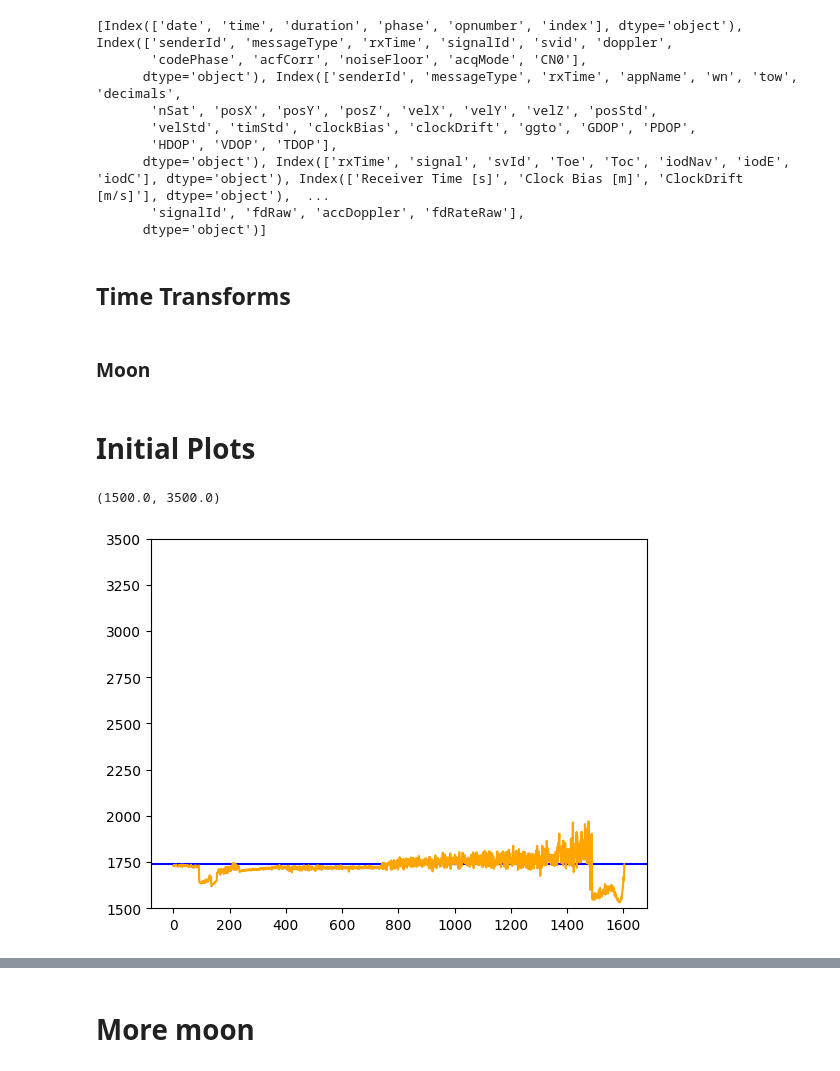
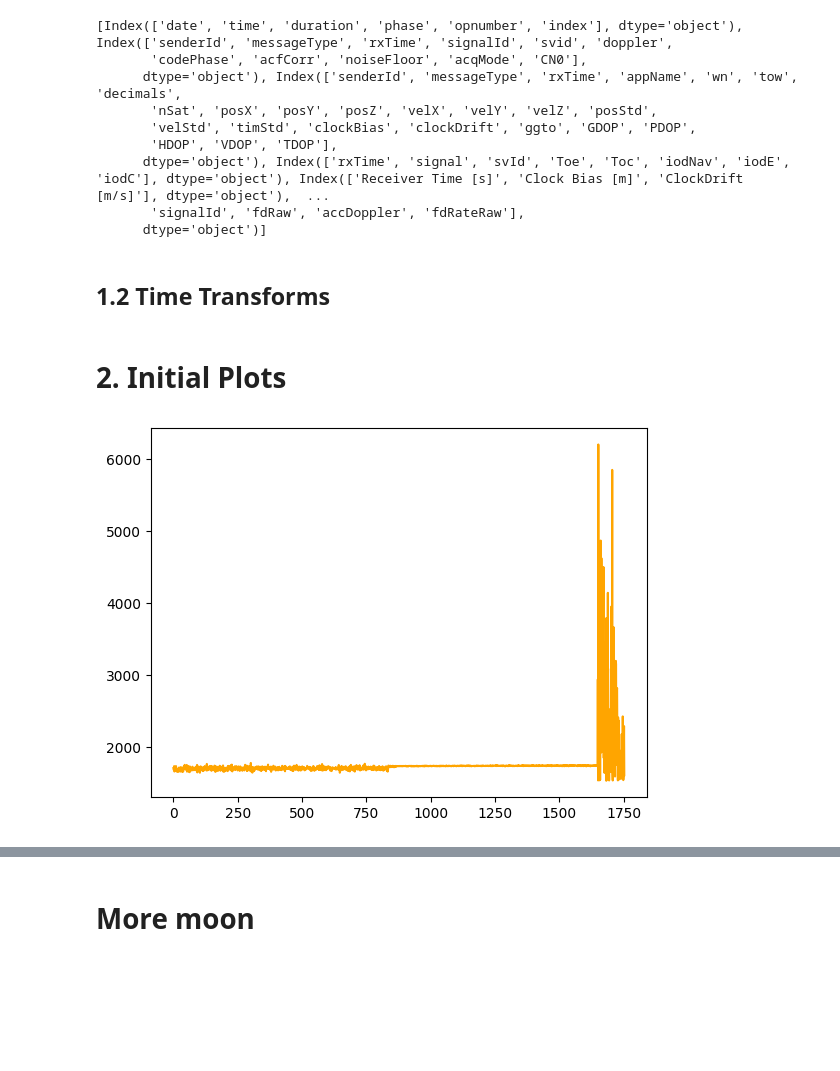
Before and after one commit to colin-skinner/AA-272-GPS-Final, a Jupyter notebook: project.ipynb, the cells around one changed output, grey strips where cells are left out. Saved outputs shown, nothing was run; the diff lists cells and outputs as text; code cells hidden in the pictures; blank space fills up the shorter version.

```diff
--- a/project.ipynb
+++ b/project.ipynb
@@ -36,7 +39,7 @@ surface_ids = [set_id for set_id in set_ids if "_S_" in set_id]
 print(len(surface_ids), "surface data sets found")
 
 
-lugre_df = [lugre_parser(data_path, set_id) for set_id in surface_ids]
+datasets = [lugre_parser(data_path, set_id) for set_id in surface_ids]
 # %% [output]
 7 surface data sets found
 errors='ignore' is deprecated and will raise in a future version. Use to_numeric without passing `errors` and catch exceptions explicitly instead
@@ -69,13 +72,10 @@ print([lugre_df[0][i].columns for i in lugre_df[0].keys()])
        'signalId', 'fdRaw', 'accDoppler', 'fdRateRaw'],
       dtype='object')]
 # %%
-dataset_id = 1
-dataset = lugre_df[dataset_id]
-nav = dataset["nav"]
+dataset_id = 5
+lugre_df = datasets[dataset_id]
+nav = lugre_df["nav"]
 
-# nav = pd.concat([df["nav"] for df in lugre_df])
-
-# rover ECEF in meters -> convert to km
 rx_ecef_km = nav[["posX", "posY", "posZ"]].to_numpy() / 1000.0
 # %% [markdown]
-## Time Transforms
+## 1.2 Time Transforms
@@ -85,3 +82 @@ utc_times = [ glp.gps_millis_to_datetime(t*1000) for t in gps_time_s ]
-# %% [markdown]
-### Moon
 # %%
@@ -99,18 +97,18 @@ moon_ecef_km = np.column_stack([
     moon_itrs.z.to(u.km).value
 ])
 # %% [markdown]
-# Initial Plots
+# 2. Initial Plots
 # %%
 # Moon radius check
 distances = rx_ecef_km - moon_ecef_km
 distances = np.apply_along_axis(np.linalg.norm, 1, distances)
 # print(distances)
-plt.axhline( 1.7374e3, color='b')
+# plt.axhline( 1.7374e3, color='b')
 plt.plot(distances, color='orange')
-plt.ylim(1.5e3,3.5e3)
+# plt.ylim(1.5e3,3.5e3)
+plt.show()
 # %% [output]
-(1500.0, 3500.0)
-[figure, old version]
+[figure, new version]
 # %%
 plt.figure()
 plt.plot(rx_ecef_km[:,0], rx_ecef_km[:,2], '.', label="LuGRE rover")
```
Also changed, not shown: parts of 15 cells of this notebook.
